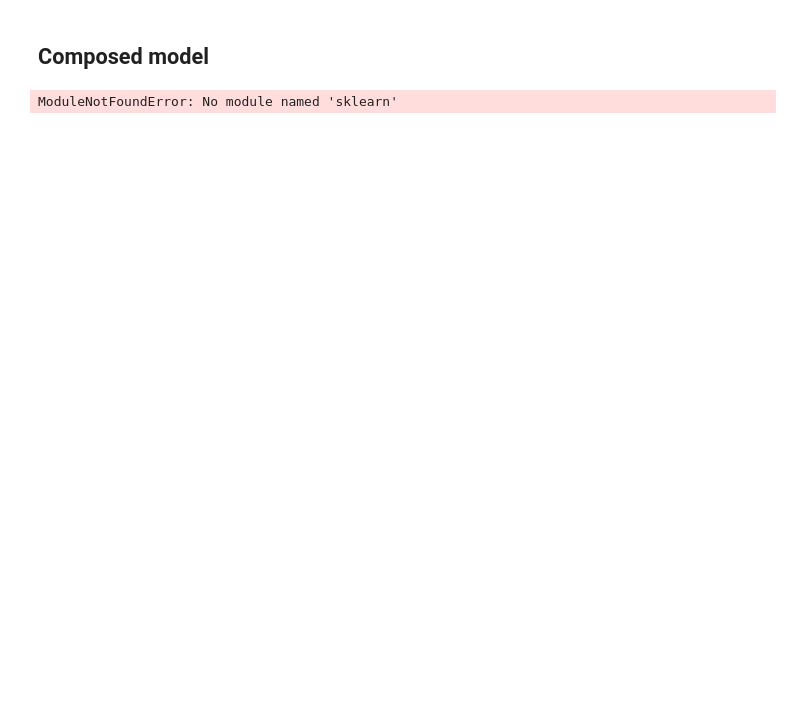
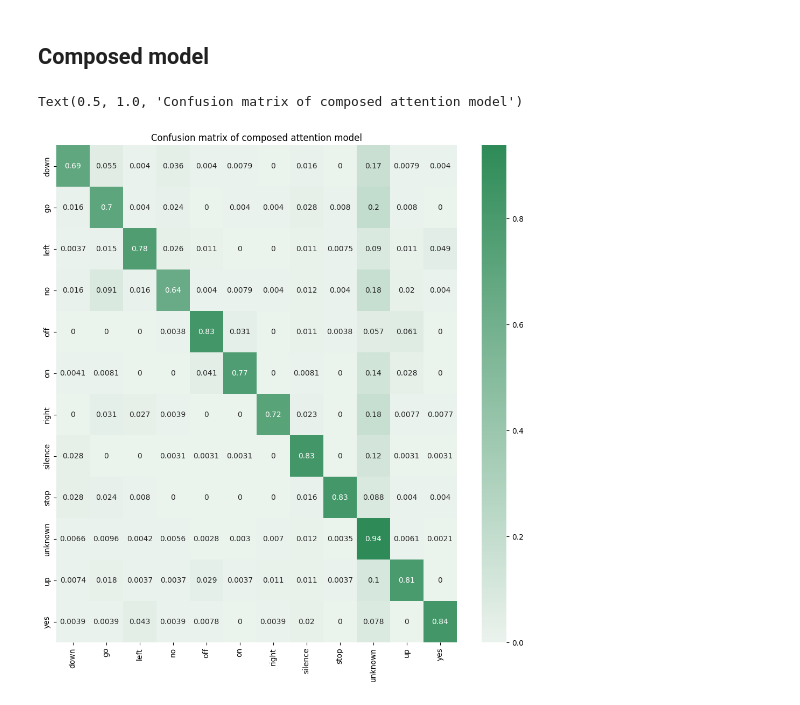
Before and after one commit to azoz01/DeepLearning2024-proj-2, a Jupyter notebook: notebooks/analysis.ipynb, the cells around one changed output. Saved outputs shown, nothing was run; the diff lists cells and outputs as text; code cells hidden in the pictures; blank space fills up the shorter version.

```diff
--- a/notebooks/analysis.ipynb
+++ b/notebooks/analysis.ipynb
@@ -32,8 +40,10 @@ def get_composed_model_labels_and_predictions(main_model, command_model, loader)
     all_labels, all_predictions = [], []
     for X, y in loader:
         prediction = main_model(X).argmax(dim=1)
-        if (prediction == COMMAND_LABEL).sum() > 0:
-            prediction[prediction == COMMAND_LABEL] = commands_model(X[prediction == COMMAND_LABEL]).argmax(dim=1)
+        prediction[prediction == 1] = -1
+        prediction[prediction == 2] = -2
+        if (prediction == 0).sum() > 0:
+            prediction[prediction == 0] = commands_model(X[prediction == 0]).argmax(dim=1)
         all_labels.append(y.cpu().numpy())
         all_predictions.append(prediction.cpu().numpy())
     labels = np.concatenate(all_labels)
@@ -126,8 +145,2 @@ ax.set_title("Confusion matrix of attention model on only commands")
 # %% [markdown]
 ## Composed model
-# %%
-import pickle as pkl
-with open("../data/converted/encoder.pkl", "rb") as f:
-    encoder = pkl.load(f)
-# %% [output]
-ModuleNotFoundError: No module named 'sklearn'
@@ -141,25 +152,33 @@ loader = get_data_loader("test")
 # %%
 accuracies_composed_model = []
 
-for main_model_path, commands_model_path in zip(main_models_paths, commands_models_path):
+for main_model_path, commands_model_path in zip(main_models_paths, commands_models_paths):
     main_model = AttentionAudioClassifier.load_from_checkpoint(main_model_path)
     commands_model = AttentionAudioClassifier.load_from_checkpoint(commands_model_path)
+    labels, predictions = get_composed_model_labels_and_predictions(main_model, commands_model, loader)
     accuracies_composed_model.append(
-        get_composed_model_labels_and_predictions(main_model, composed_model, loader)
+        (labels == decode_composed_model_predictions(predictions)).mean()
     )
 # %%
 # Confusion matrix
 best_model_idx = np.argmax(accuracies_composed_model)
 best_main_model = AttentionAudioClassifier.load_from_checkpoint(main_models_paths[best_model_idx])
 best_commands_model = AttentionAudioClassifier.load_from_checkpoint(commands_models_paths[best_model_idx])
+
 labels, predictions = get_composed_model_labels_and_predictions(best_main_model, best_commands_model, loader)
+predictions = decode_composed_model_predictions(predictions)
+
+matrix = confusion_matrix(labels, predictions)
+matrix = (matrix.T / matrix.sum(axis=1)).T
 
 mapping = get_label_mapping("all")
-matrix = confusion_matrix(labels, predictions)
-matrix = (matrix.T / matrix.sum(axis=1)).T
 display_labels=[mapping[label] for label in sorted(np.unique(labels))]
 
 fig, ax = plt.subplots(figsize=(12, 12))
 sns.heatmap(matrix, ax=ax, annot=True, cmap=sns.light_palette("seagreen", as_cmap=True))
 ax.set_xticklabels(display_labels, rotation=90)
+ax.set_yticklabels(display_labels)
 ax.set_title("Confusion matrix of composed attention model")
+# %% [output]
+Text(0.5, 1.0, 'Confusion matrix of composed attention model')
+[figure, added]
```
Also changed, not shown: parts of 7 cells of this notebook, 2 other files.
